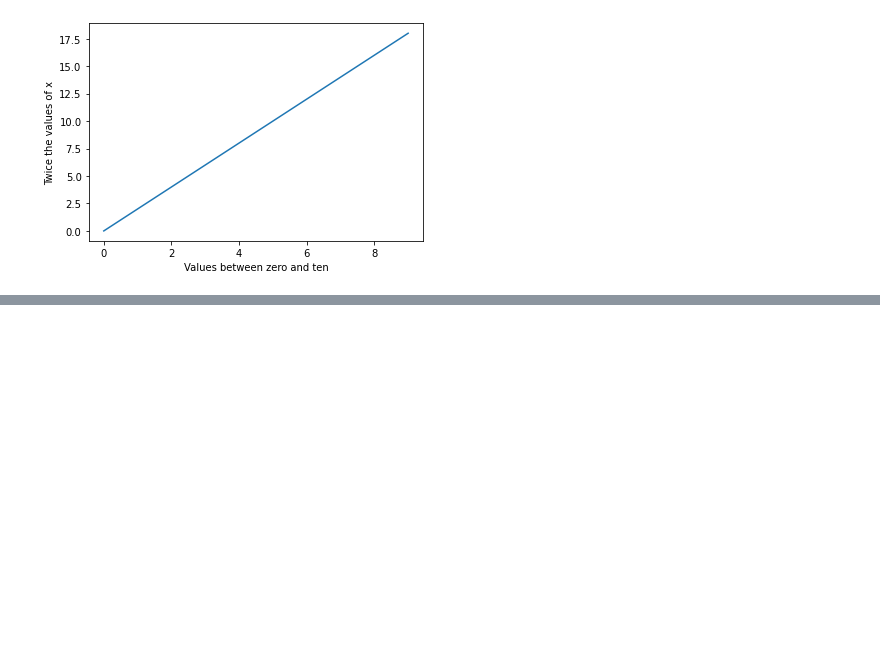
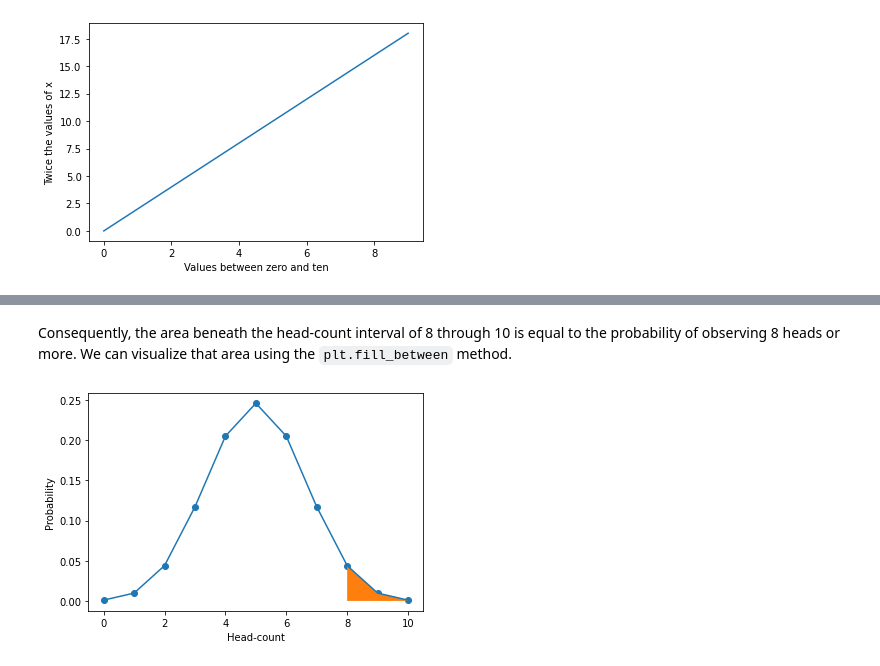
Before and after one commit to keer2345/reading-notes, a Jupyter notebook: it/python/data-science-bookcamp/chapter02.ipynb, the cells around one changed output, grey strips where cells are left out. Drawn from its saved outputs; the diff is of its cells as text; code cells hidden in the pictures; blank space fills up the shorter version.

```diff
--- a/it/python/data-science-bookcamp/chapter02.ipynb
+++ b/it/python/data-science-bookcamp/chapter02.ipynb
@@ -73,0 +121,12 @@ plt.show()
+# %% [markdown]
+Consequently, the area beneath the head-count interval of 8 through 10 is equal to the probability of observing 8 heads or more. We can visualize that area using the `plt.fill_between` method.
+# %%
+plt.plot(x_10_flips, prob_x_10_flips)
+plt.scatter(x_10_flips, prob_x_10_flips)
+where = [is_in_interval(value, 8, 10) for value in x_10_flips]
+plt.fill_between(x_10_flips, prob_x_10_flips, where=where)
+plt.xlabel("Head-count")
+plt.ylabel("Probability")
+plt.show()
+# %% [output]
+[figure, added]
```
Also changed, not shown: parts of 23 cells of this notebook, 2 other files.
